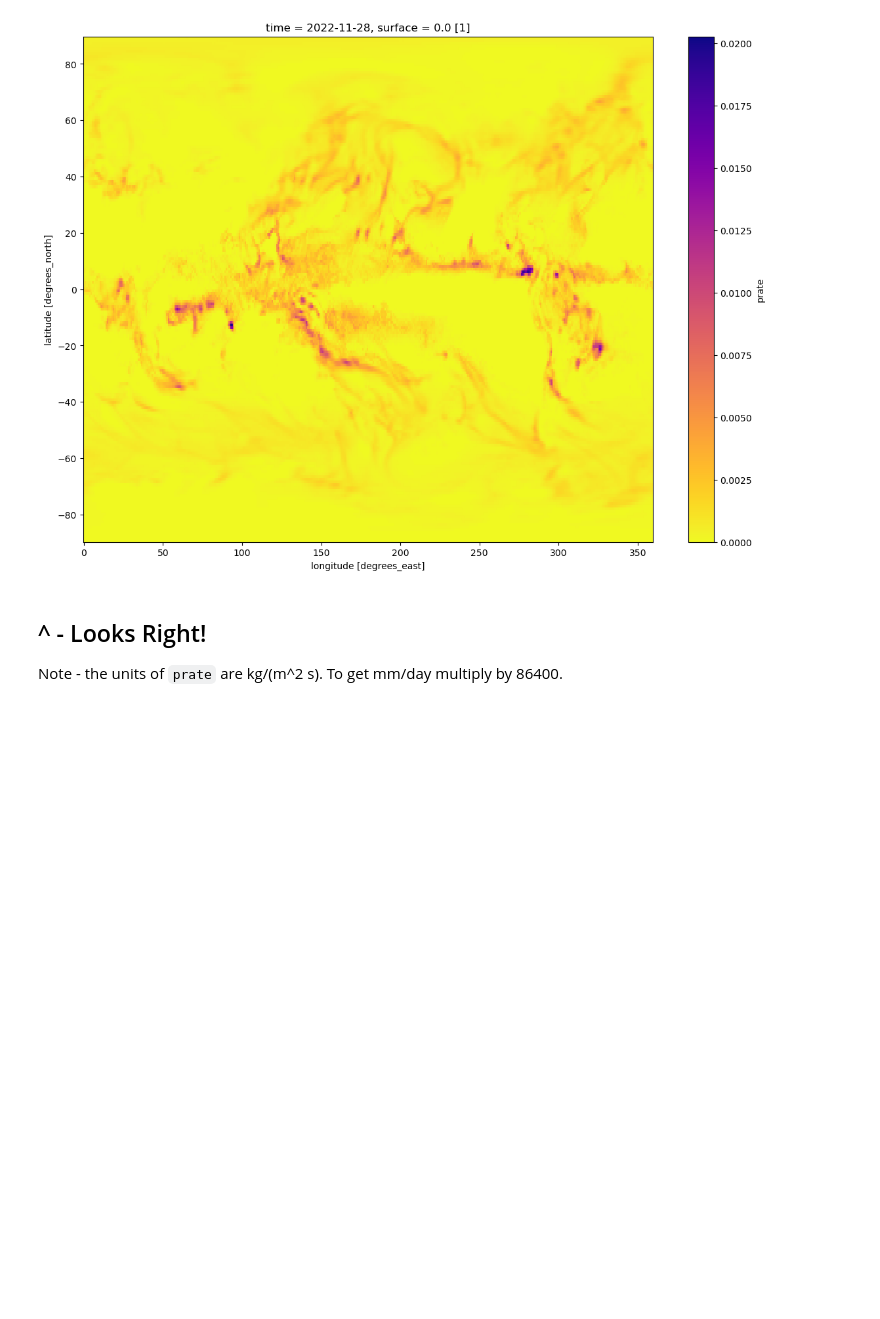
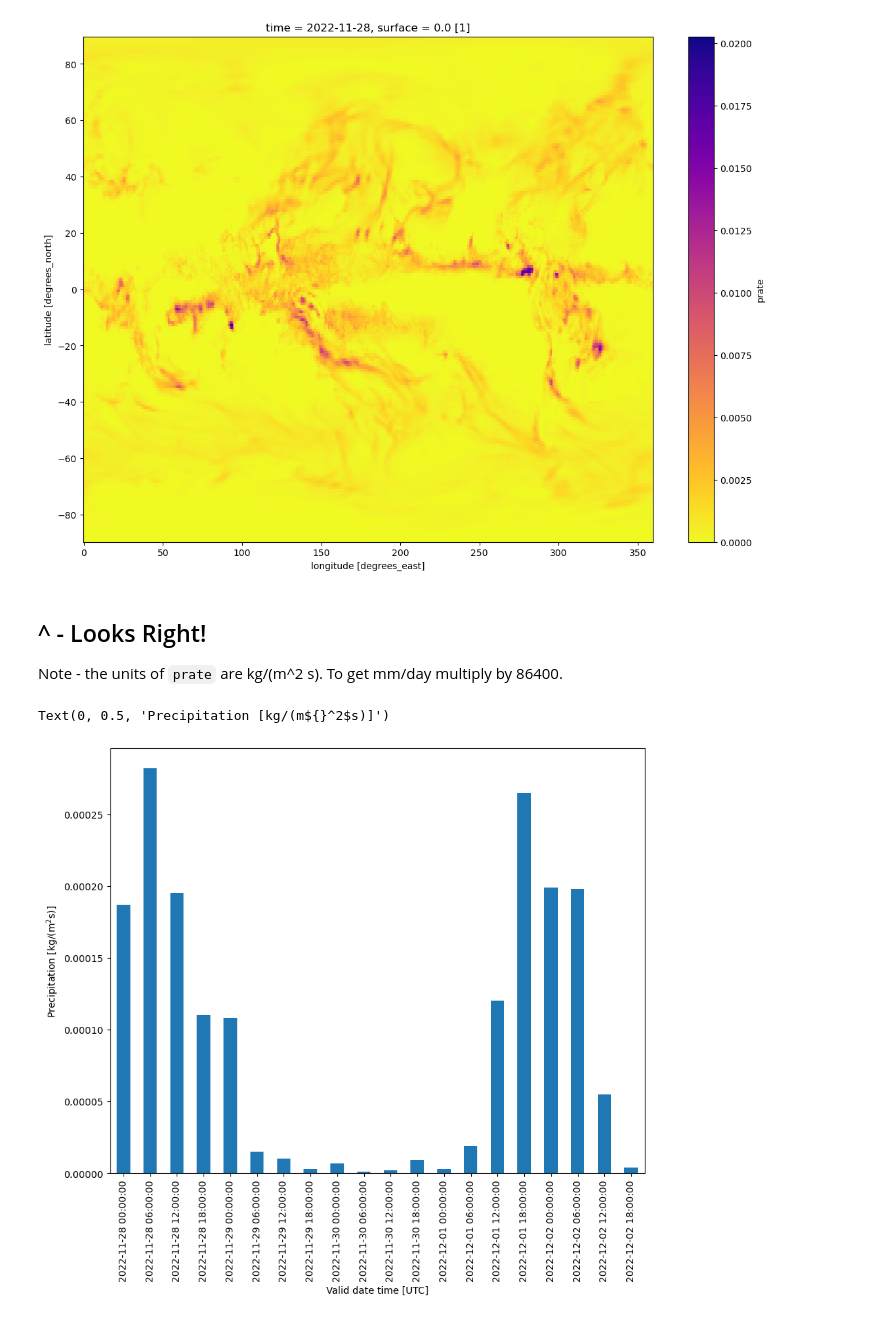
Before and after one commit to LejoFlores/Download_CFS_S3, a Jupyter notebook: DownloadCFS_files.ipynb, the cells around one changed output. Cells and saved outputs as stored; diff of their text form; code cells hidden in the pictures; blank space fills up the shorter version.

Commit message:
add time series plot of Boise

```diff
--- a/DownloadCFS_files.ipynb
+++ b/DownloadCFS_files.ipynb
@@ -257,3 +257,15 @@ ds_cfs_prate_from_nc.prate.sum(dim='valid_time').plot(cmap='plasma_r',figsize=(1
 ## ^ - Looks Right!
 
 Note - the units of `prate` are kg/(m^2 s). To get mm/day multiply by 86400.
+# %%
+da_prate_boi = ds_cfs_prate_from_nc.sel(longitude=(-116.2023+360), latitude=43.6150, method='nearest')
+
+prate_boi = da_prate_boi.prate.to_series()
+
+prate_boi.plot.bar(figsize=(10,8))
+
+plt.xlabel('Valid date time [UTC]')
+plt.ylabel('Precipitation [kg/(m${}^2$s)]')
+# %% [output]
+Text(0, 0.5, 'Precipitation [kg/(m${}^2$s)]')
+[figure, added]
```
Also changed, not shown: parts of 1 cell of this notebook.
